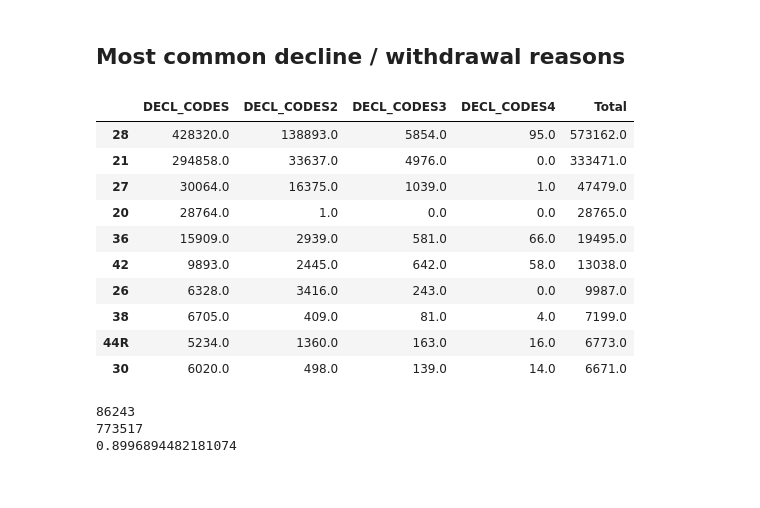
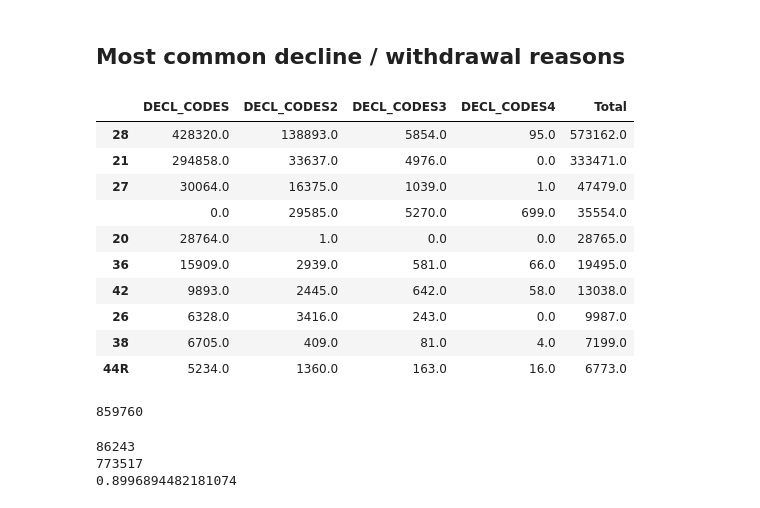
Before and after one commit to PublicI/sba-disaster-loans, a Jupyter notebook: SBA Data Analysis.ipynb, the cells around one changed output. Drawn from its saved outputs; the diff is of its cells as text; code cells hidden in the pictures.

```diff
--- a/SBA Data Analysis.ipynb
+++ b/SBA Data Analysis.ipynb
@@ -49,7 +49,7 @@ df_withdrawals.head()
 | 4 | 2003 |  | 9R57 |  | 9R57 | THERIOT | LA | 70397 | TERREBONNE | ... |
 # %%
 # Declined loans
-df_declines = pd.read_csv("sba_disaster_loan_declines.csv",dtype={
+df_declines = pd.read_csv("data/sba_disaster_loan_declines.csv",dtype={
     "DECL_CODES": str,
     "DECL_CODES2": str,
     "DECL_CODES3": str,
@@ -561,28 +574,36 @@ len(df_approvals[df_approvals['LOAN_TYPE']=="H"]) / len(df_approvals)
 # %%
 # Combine the value counts of the decline code columns into a new dataframe to calculate totals
 df_decline_codes_1_2 = pd.merge(df_declines['DECL_CODES'].value_counts(),df_declines['DECL_CODES2'].value_counts(),
                                 left_index = True, right_index = True, how = "outer")
 df_decline_codes_1_2_3 = pd.merge(df_decline_codes_1_2, df_declines['DECL_CODES3'].value_counts(),
                                   left_index = True, right_index = True, how = "outer")
 df_decline_codes = pd.merge(df_decline_codes_1_2_3, df_declines['DECL_CODES4'].value_counts(), left_index = True,
                             right_index = True, how = "outer")
 df_decline_codes.fillna(value = 0, inplace = True)
 df_decline_codes['Total'] = df_decline_codes.sum(axis = 1)
 df_decline_codes.sort_values(by = "Total", ascending = False, inplace = True)
-df_decline_codes = df_decline_codes.dropna().drop([""], axis = 0) # remove missing values
+# df_decline_codes = df_decline_codes.dropna().drop([""], axis = 0) # remove missing values
 df_decline_codes.head(10)
 # %% [output]
 |  | DECL_CODES | DECL_CODES2 | DECL_CODES3 | DECL_CODES4 | Total |
 | 28 | 428320.0 | 138893.0 | 5854.0 | 95.0 | 573162.0 |
 | 21 | 294858.0 | 33637.0 | 4976.0 | 0.0 | 333471.0 |
 | 27 | 30064.0 | 16375.0 | 1039.0 | 1.0 | 47479.0 |
+|  | 0.0 | 29585.0 | 5270.0 | 699.0 | 35554.0 |
 | 20 | 28764.0 | 1.0 | 0.0 | 0.0 | 28765.0 |
 | 36 | 15909.0 | 2939.0 | 581.0 | 66.0 | 19495.0 |
 | 42 | 9893.0 | 2445.0 | 642.0 | 58.0 | 13038.0 |
 | 26 | 6328.0 | 3416.0 | 243.0 | 0.0 | 9987.0 |
 | 38 | 6705.0 | 409.0 | 81.0 | 4.0 | 7199.0 |
 | 44R | 5234.0 | 1360.0 | 163.0 | 16.0 | 6773.0 |
-| 30 | 6020.0 | 498.0 | 139.0 | 14.0 | 6671.0 |
+# %%
+#len(df_declines[(df_declines['DECL_CODES'].isin(["28","21"]))|
+#            (df_declines['DECL_CODES2'].isin(["28","21"]))|
+#            (df_declines['DECL_CODES3'].isin(["28","21"]))|
+#            (df_declines['DECL_CODES4'].isin(["28","21"]))])
+len(df_declines)
+# %% [output]
+859760
 # %%
 # how many declines had neither of the two most common reasons listed.
 neither_of_two_top_reasons = len(df_declines[(df_declines['DECL_CODES'].isin(["28","21"])==False)&
```
Also changed, not shown: parts of 19 cells of this notebook, 4 other files.
